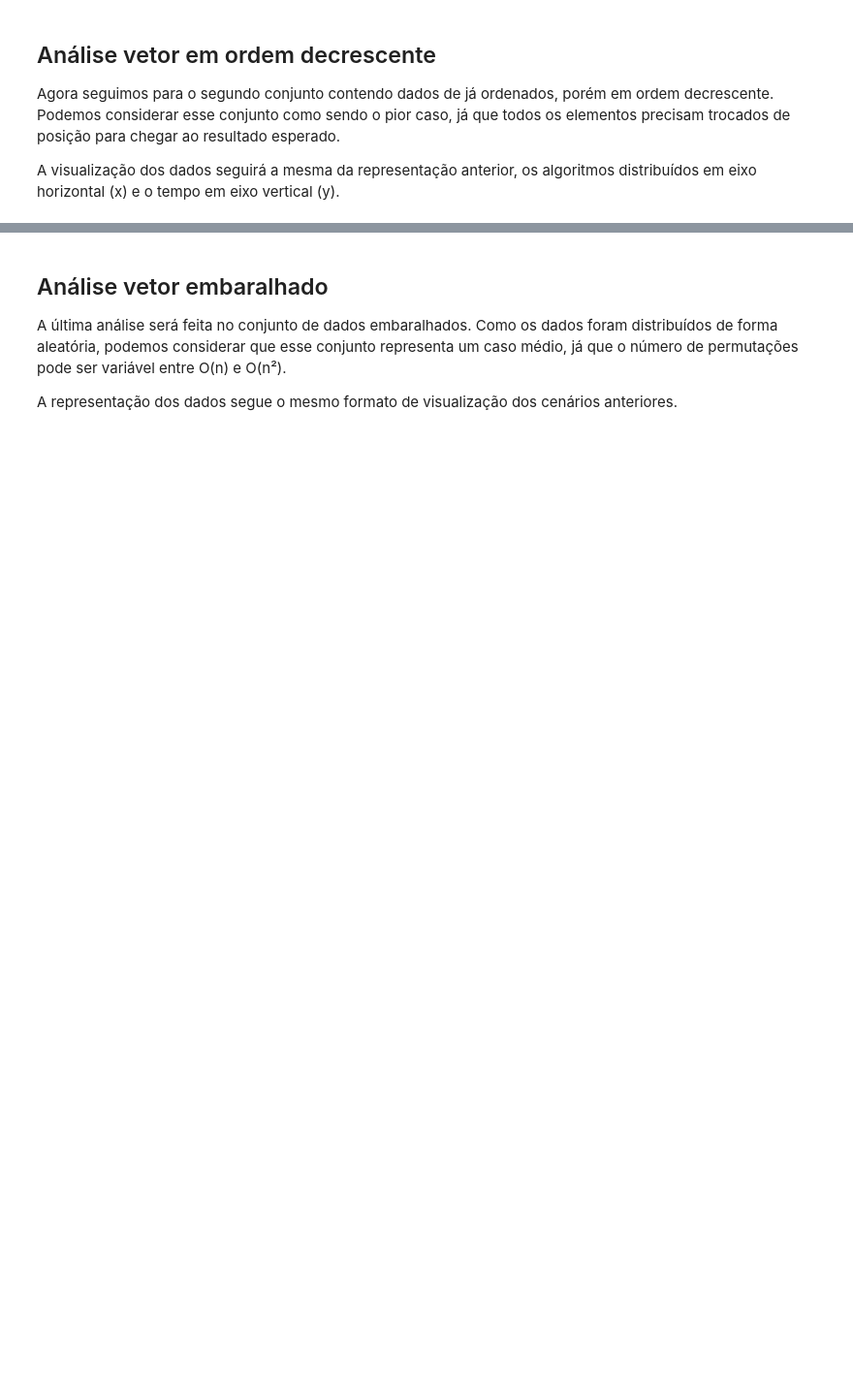
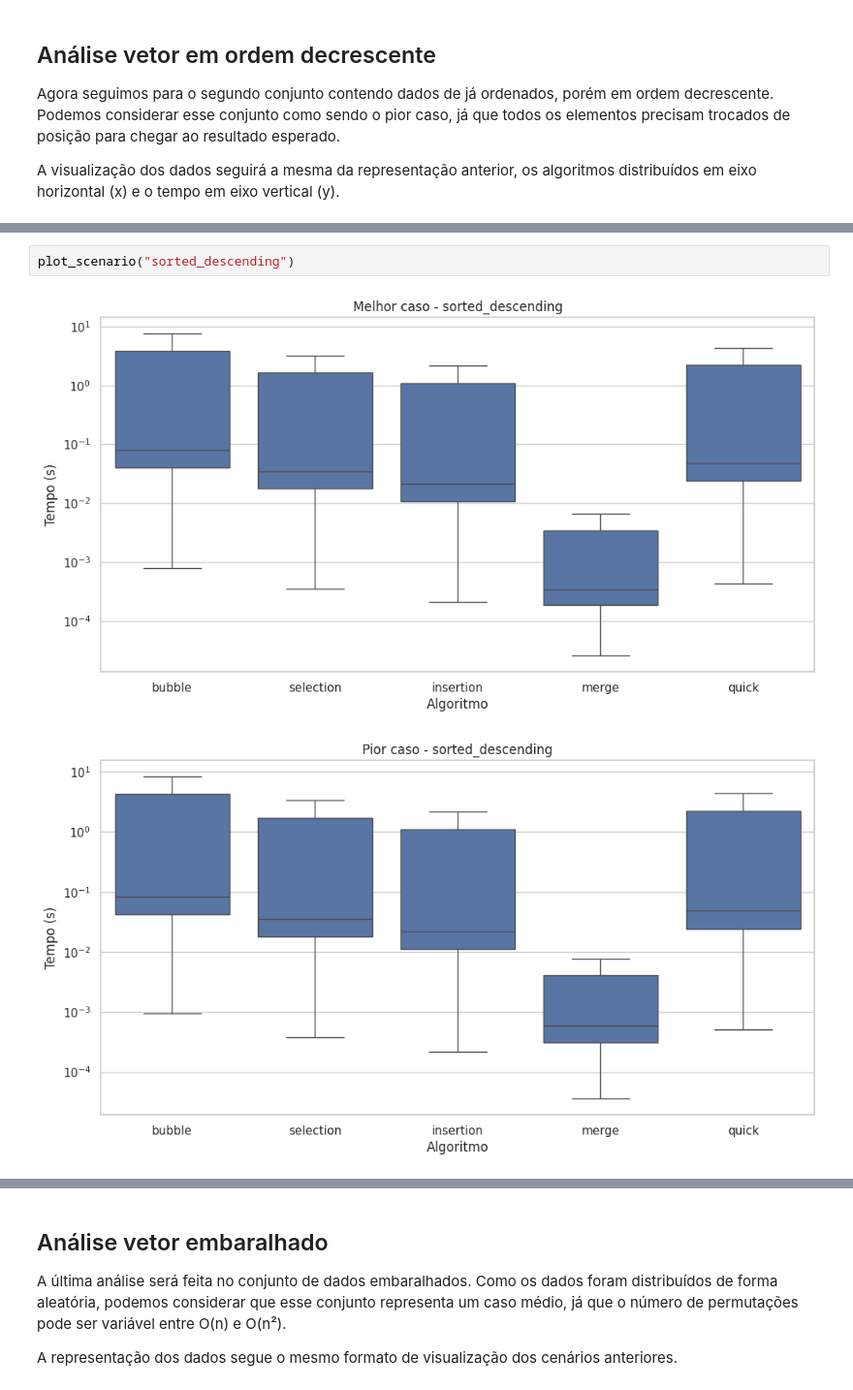
Before and after one commit to olucasaguiar/projeto-metodos-de-ordenacao, a Jupyter notebook: app/projeto_algoritmos_de_ordenacao.ipynb, the cells around one changed output, grey strips where cells are left out. Shown at 97% size. Drawn from its saved outputs; the diff is of its cells as text; blank space fills up the shorter version.

```diff
--- a/app/projeto_algoritmos_de_ordenacao.ipynb
+++ b/app/projeto_algoritmos_de_ordenacao.ipynb
@@ -118,0 +71,5 @@ sorted_descending_lg_df.set_index("Algorithm")[["Median (ms)"]].plot.bar(
+# %%
+plot_scenario("sorted_descending")
+# %% [output]
+[figure, added]
+[figure, added]
```
Also changed, not shown: parts of 10 cells of this notebook, 2 other files.
